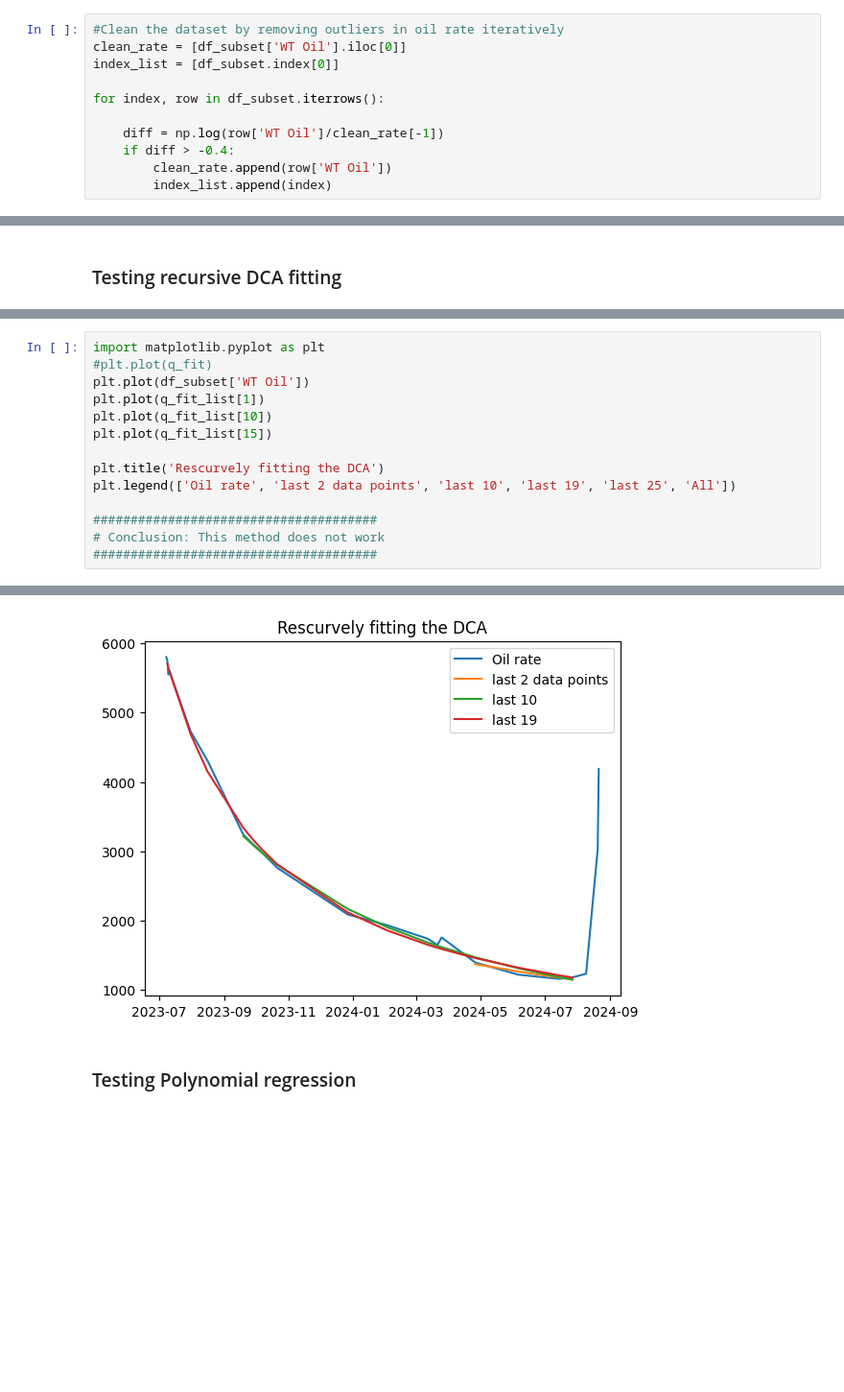
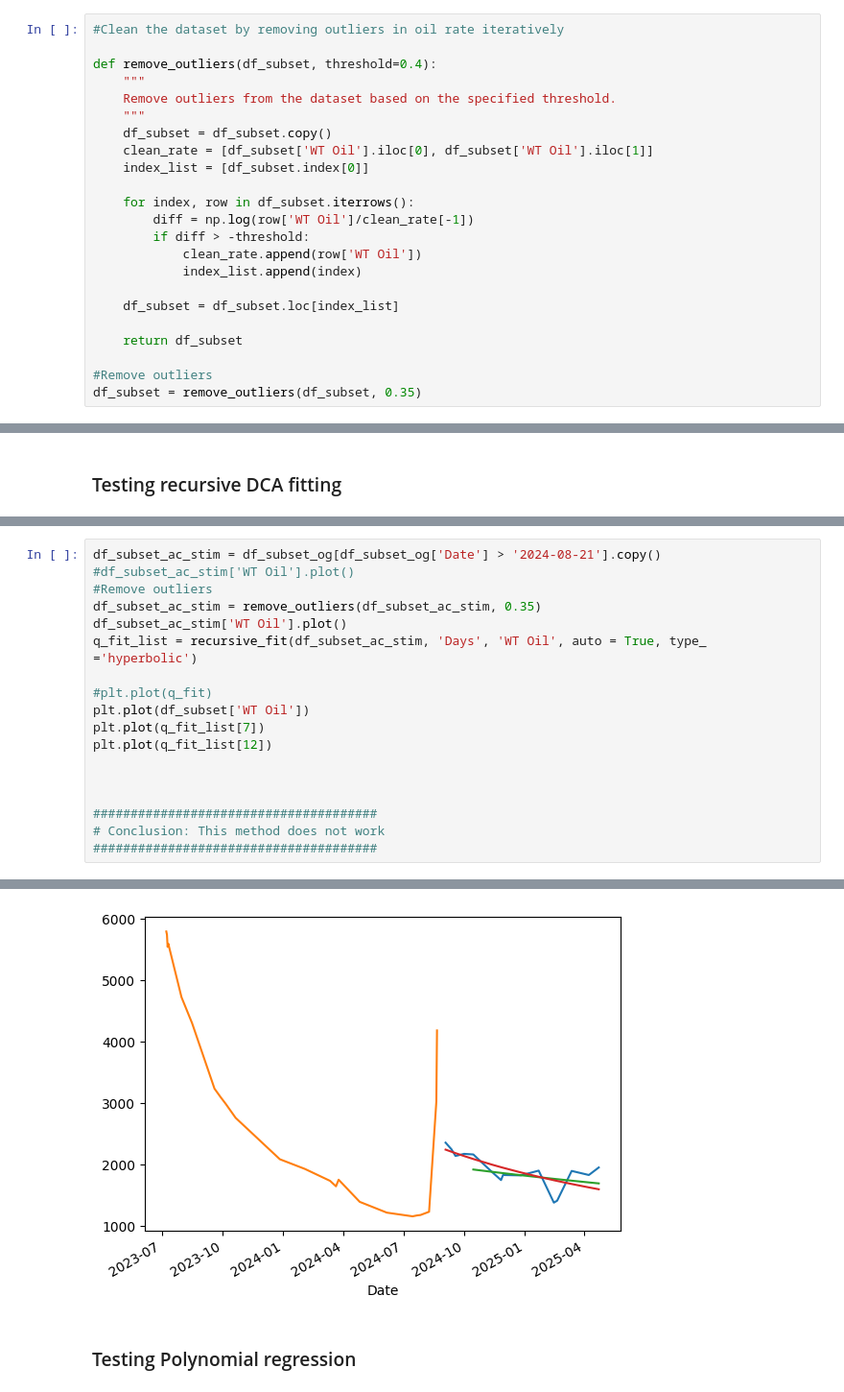
Before and after one commit to arsenenoc089/oil_well_test_monitoring_agents, a Jupyter notebook: 00_exploratory_data_analysis_DCA.ipynb, the cells around one changed output, grey strips where cells are left out. Shown: that part at 96% size. Saved outputs shown, nothing was run; the diff lists cells and outputs as text; blank space fills up the shorter version.

Commit message:
BHP data analysis

```diff
--- a/00_exploratory_data_analysis_DCA.ipynb
+++ b/00_exploratory_data_analysis_DCA.ipynb
@@ -25,12 +25,24 @@ df_subset.dropna(inplace = True)
 df_subset_og = df_subset.copy()
 # %%
 #Clean the dataset by removing outliers in oil rate iteratively
-clean_rate = [df_subset['WT Oil'].iloc[0]]
-index_list = [df_subset.index[0]]
 
-for index, row in df_subset.iterrows():
+def remove_outliers(df_subset, threshold=0.4):
+    """
+    Remove outliers from the dataset based on the specified threshold.
+    """
+    df_subset = df_subset.copy()
+    clean_rate = [df_subset['WT Oil'].iloc[0], df_subset['WT Oil'].iloc[1]]
+    index_list = [df_subset.index[0]]
 
-    diff = np.log(row['WT Oil']/clean_rate[-1])
-    if diff > -0.4:
-        clean_rate.append(row['WT Oil'])
-        index_list.append(index)
+    for index, row in df_subset.iterrows():
+        diff = np.log(row['WT Oil']/clean_rate[-1])
+        if diff > -threshold:
+            clean_rate.append(row['WT Oil'])
+            index_list.append(index)
+
+    df_subset = df_subset.loc[index_list]
+
+    return df_subset
+
+#Remove outliers
+df_subset = remove_outliers(df_subset, 0.35)
@@ -139,13 +166,17 @@ See the caveats in the documentation: https://pandas.pydata.org/pandas-docs/stab
 # %%
-import matplotlib.pyplot as plt
+df_subset_ac_stim = df_subset_og[df_subset_og['Date'] > '2024-08-21'].copy()
+#df_subset_ac_stim['WT Oil'].plot()
+#Remove outliers
+df_subset_ac_stim = remove_outliers(df_subset_ac_stim, 0.35)
+df_subset_ac_stim['WT Oil'].plot()
+q_fit_list = recursive_fit(df_subset_ac_stim, 'Days', 'WT Oil', auto = True, type_ ='hyperbolic')
+
 #plt.plot(q_fit)
 plt.plot(df_subset['WT Oil'])
-plt.plot(q_fit_list[1])
-plt.plot(q_fit_list[10])
-plt.plot(q_fit_list[15])
+plt.plot(q_fit_list[7])
+plt.plot(q_fit_list[12])
 
-plt.title('Rescurvely fitting the DCA')
-plt.legend(['Oil rate', 'last 2 data points', 'last 10', 'last 19', 'last 25', 'All'])
+
 
 ######################################
 # Conclusion: This method does not work
@@ -155,4 +203,4 @@ plt.legend(['Oil rate', 'last 2 data points', 'last 10', 'last 19', 'last 25', '
-[figure, old version]
+[figure, new version]
 # %% [markdown]
 ### Testing Polynomial regression
 # %%
```
Also changed, not shown: parts of 4 cells of this notebook, 4 other files.
